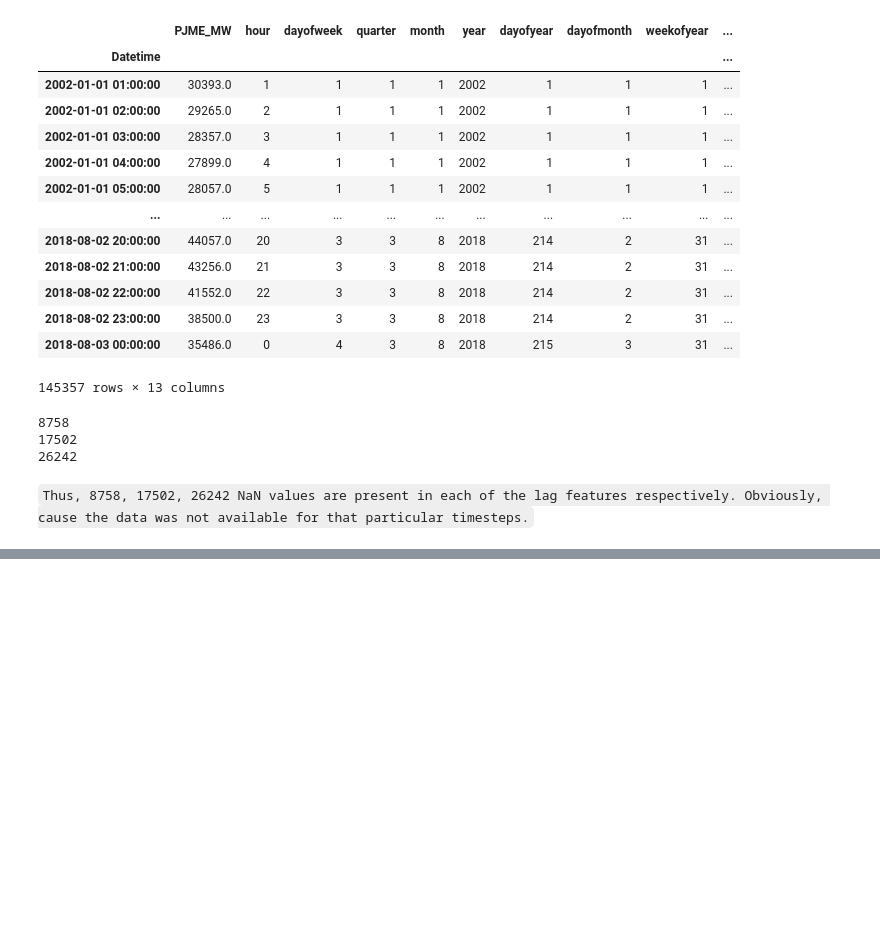
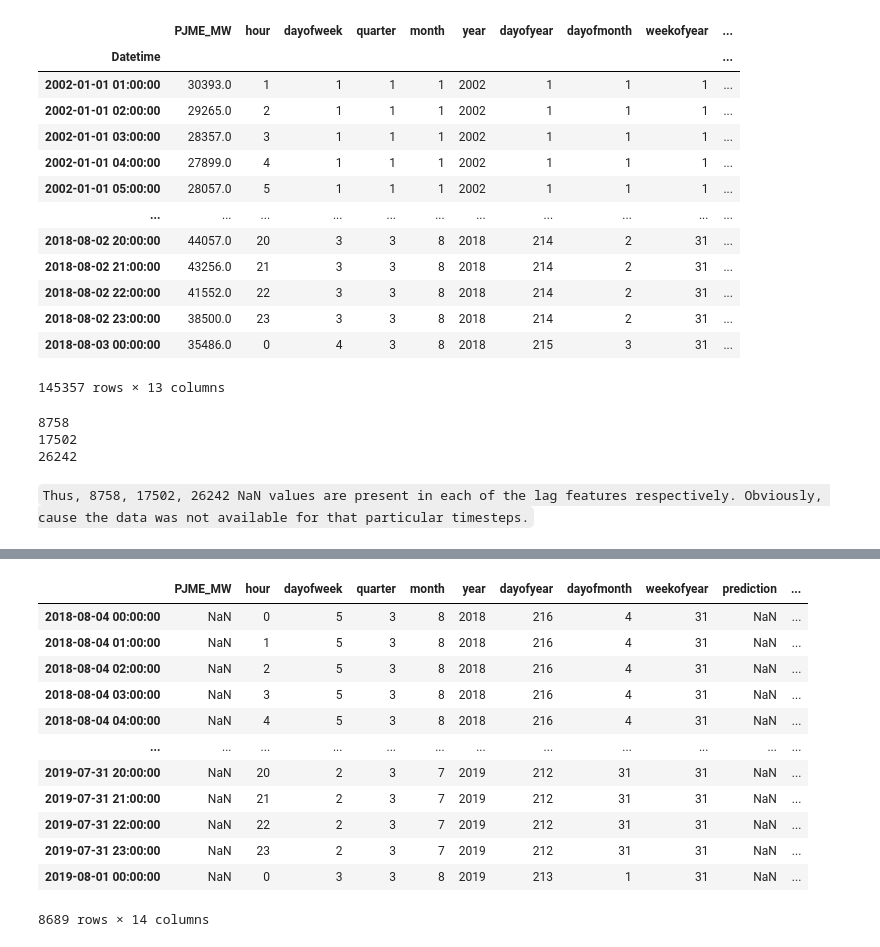
Before and after one commit to singhmanish2411/Energy-Comsumption-Forecasting, a Jupyter notebook: forcasting.ipynb, the cells around one changed output, grey strips where cells are left out. Drawn from its saved outputs; the diff is of its cells as text; code cells hidden in the pictures; blank space fills up the shorter version.

```diff
--- a/forcasting.ipynb
+++ b/forcasting.ipynb
@@ -359,0 +490,17 @@ print(df['lag3'].isna().sum())
+# %%
+future_w_features = df_and_future.query('is_future').copy()
+future_w_features
+# %% [output]
+|  | PJME_MW | hour | dayofweek | quarter | month | year | dayofyear | dayofmonth | weekofyear | prediction | ... |
+| 2018-08-04 00:00:00 | NaN | 0 | 5 | 3 | 8 | 2018 | 216 | 4 | 31 | NaN | ... |
+| 2018-08-04 01:00:00 | NaN | 1 | 5 | 3 | 8 | 2018 | 216 | 4 | 31 | NaN | ... |
+| 2018-08-04 02:00:00 | NaN | 2 | 5 | 3 | 8 | 2018 | 216 | 4 | 31 | NaN | ... |
+| 2018-08-04 03:00:00 | NaN | 3 | 5 | 3 | 8 | 2018 | 216 | 4 | 31 | NaN | ... |
+| 2018-08-04 04:00:00 | NaN | 4 | 5 | 3 | 8 | 2018 | 216 | 4 | 31 | NaN | ... |
+| ... | ... | ... | ... | ... | ... | ... | ... | ... | ... | ... | ... |
+| 2019-07-31 20:00:00 | NaN | 20 | 2 | 3 | 7 | 2019 | 212 | 31 | 31 | NaN | ... |
+| 2019-07-31 21:00:00 | NaN | 21 | 2 | 3 | 7 | 2019 | 212 | 31 | 31 | NaN | ... |
+| 2019-07-31 22:00:00 | NaN | 22 | 2 | 3 | 7 | 2019 | 212 | 31 | 31 | NaN | ... |
+| 2019-07-31 23:00:00 | NaN | 23 | 2 | 3 | 7 | 2019 | 212 | 31 | 31 | NaN | ... |
+| 2019-08-01 00:00:00 | NaN | 0 | 3 | 3 | 8 | 2019 | 213 | 1 | 31 | NaN | ... |
+8689 rows × 14 columns
```
Also changed, not shown: parts of 31 cells of this notebook.
